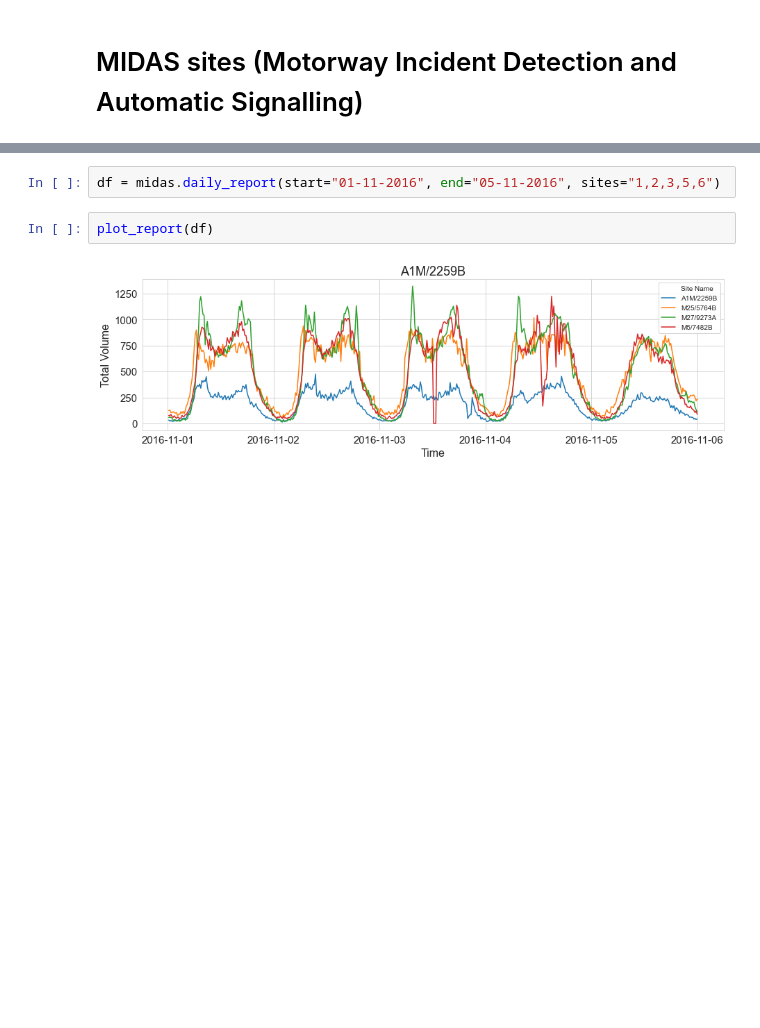
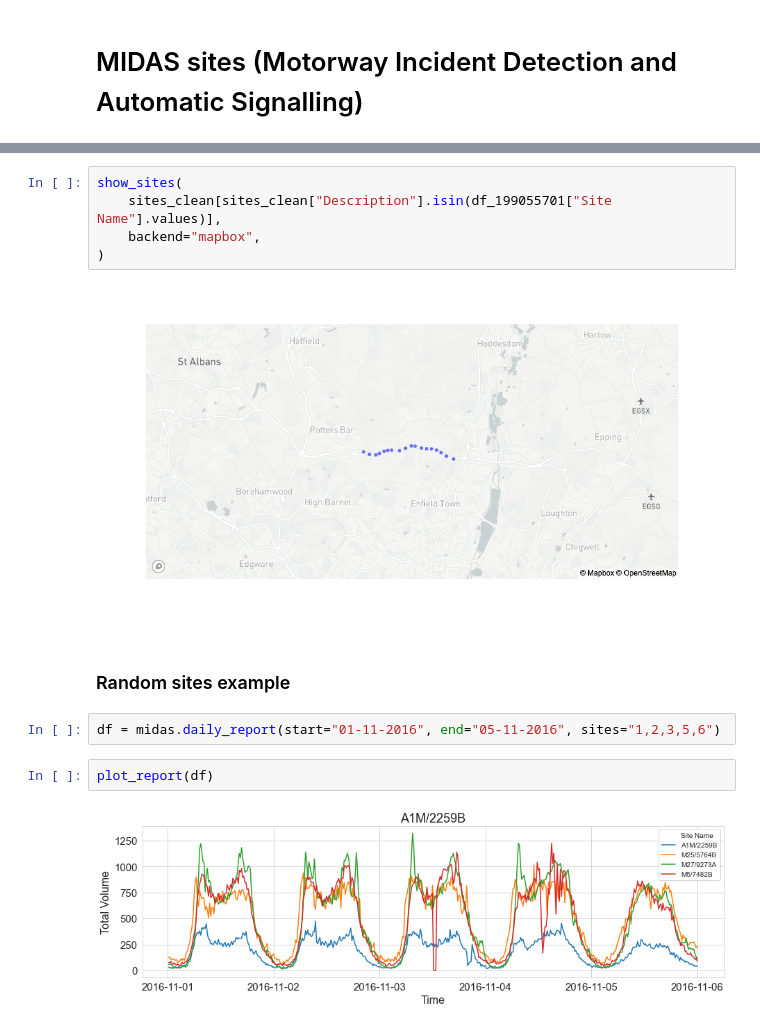
Before and after one commit to markd87/he, a Jupyter notebook: he.ipynb, the cells around one changed output, grey strips where cells are left out. Saved outputs shown, nothing was run; the diff lists cells and outputs as text; blank space fills up the shorter version.

```diff
--- a/he.ipynb
+++ b/he.ipynb
@@ -37,3 +96,12 @@ midas = MIDAS(1.0)
+# %%
+show_sites(
+    sites_clean[sites_clean["Description"].isin(df_199055701["Site Name"].values)],
+    backend="mapbox",
+)
+# %% [output]
+[figure, added]
+# %% [markdown]
+### Random sites example
 # %%
 df = midas.daily_report(start="01-11-2016", end="05-11-2016", sites="1,2,3,5,6")
 # %%
```
Also changed, not shown: parts of 18 cells of this notebook, 4 other files.
